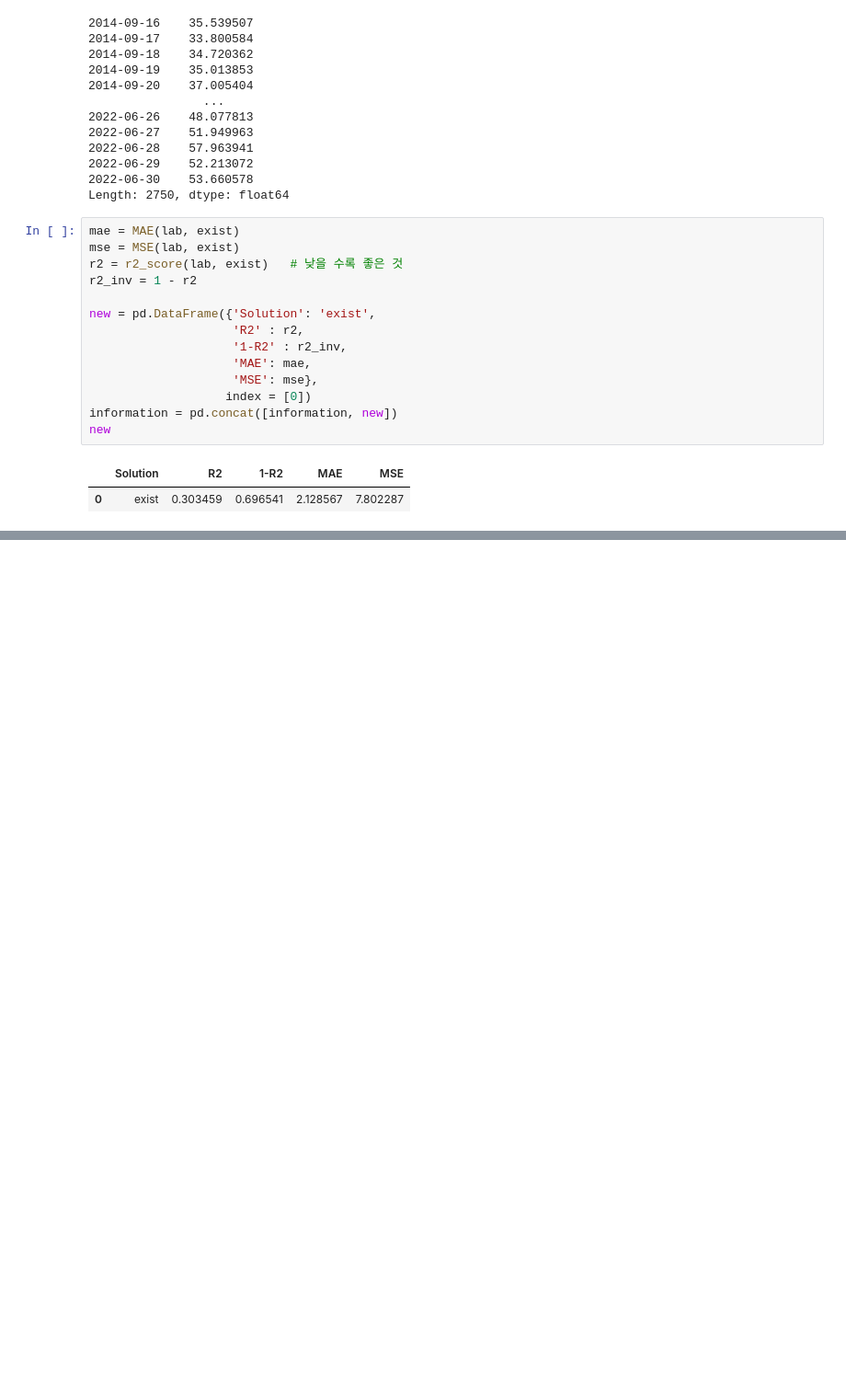
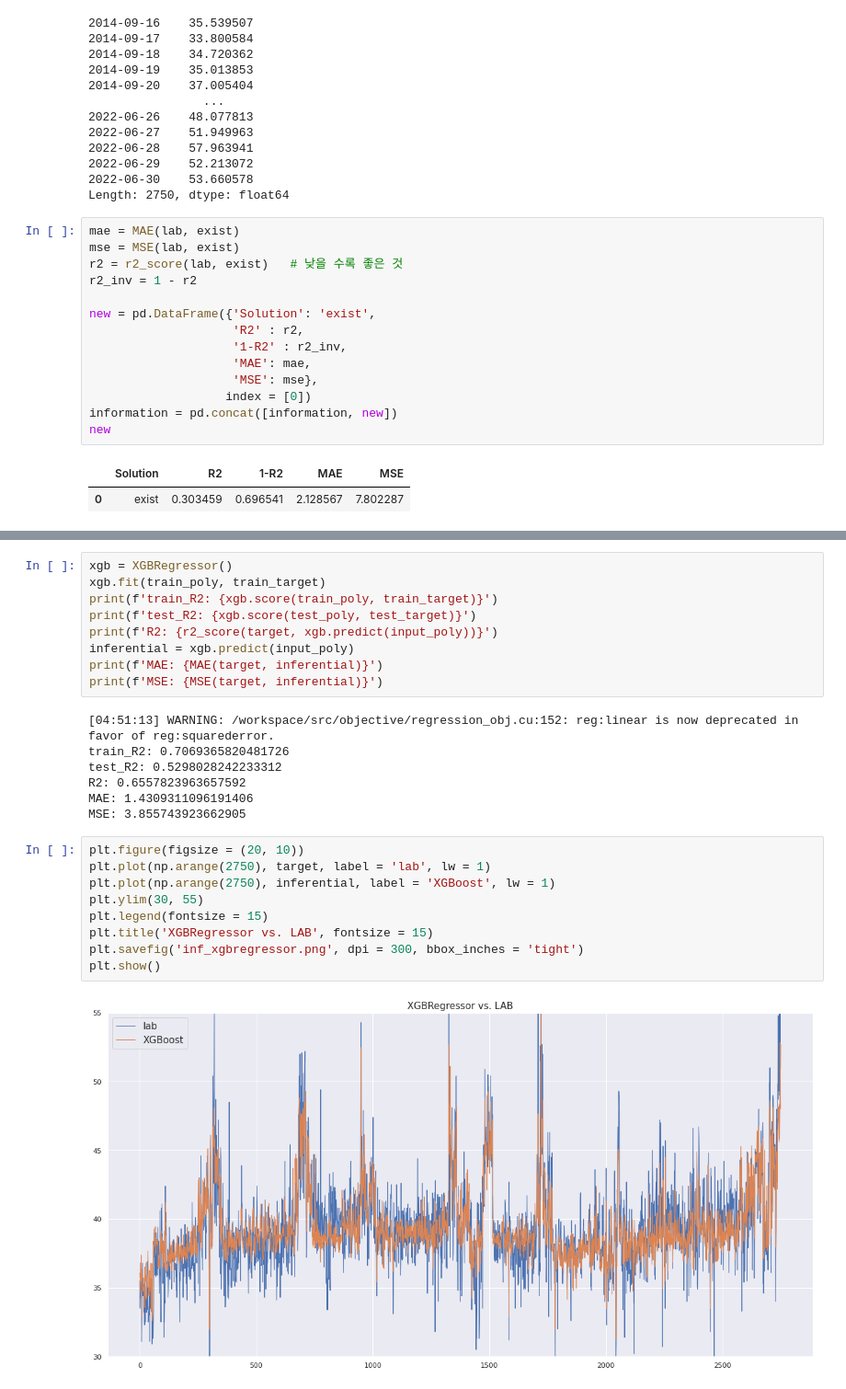
Before and after one commit to hoonzi-s/APC, a Jupyter notebook: #1ALK_213BTMRVP_R5.ipynb, the cells around one changed output, grey strips where cells are left out. Shown at 92% size. Saved outputs shown, nothing was run; the diff lists cells and outputs as text; blank space fills up the shorter version.

```diff
--- a/#1ALK_213BTMRVP_R5.ipynb
+++ b/#1ALK_213BTMRVP_R5.ipynb
@@ -121,0 +181,27 @@ TypeError: ignored
+# %%
+xgb = XGBRegressor()
+xgb.fit(train_poly, train_target)
+print(f'train_R2: {xgb.score(train_poly, train_target)}')
+print(f'test_R2: {xgb.score(test_poly, test_target)}')
+print(f'R2: {r2_score(target, xgb.predict(input_poly))}')
+inferential = xgb.predict(input_poly)
+print(f'MAE: {MAE(target, inferential)}')
+print(f'MSE: {MSE(target, inferential)}')
+# %% [output]
+[04:51:13] WARNING: /workspace/src/objective/regression_obj.cu:152: reg:linear is now deprecated in favor of reg:squarederror.
+train_R2: 0.7069365820481726
+test_R2: 0.5298028242233312
+R2: 0.6557823963657592
+MAE: 1.4309311096191406
+MSE: 3.855743923662905
+# %%
+plt.figure(figsize = (20, 10))
+plt.plot(np.arange(2750), target, label = 'lab', lw = 1)
+plt.plot(np.arange(2750), inferential, label = 'XGBoost', lw = 1)
+plt.ylim(30, 55)
+plt.legend(fontsize = 15)
+plt.title('XGBRegressor vs. LAB', fontsize = 15)
+plt.savefig('inf_xgbregressor.png', dpi = 300, bbox_inches = 'tight')
+plt.show()
+# %% [output]
+[figure, added]
```
Also changed, not shown: parts of 5 cells of this notebook.
